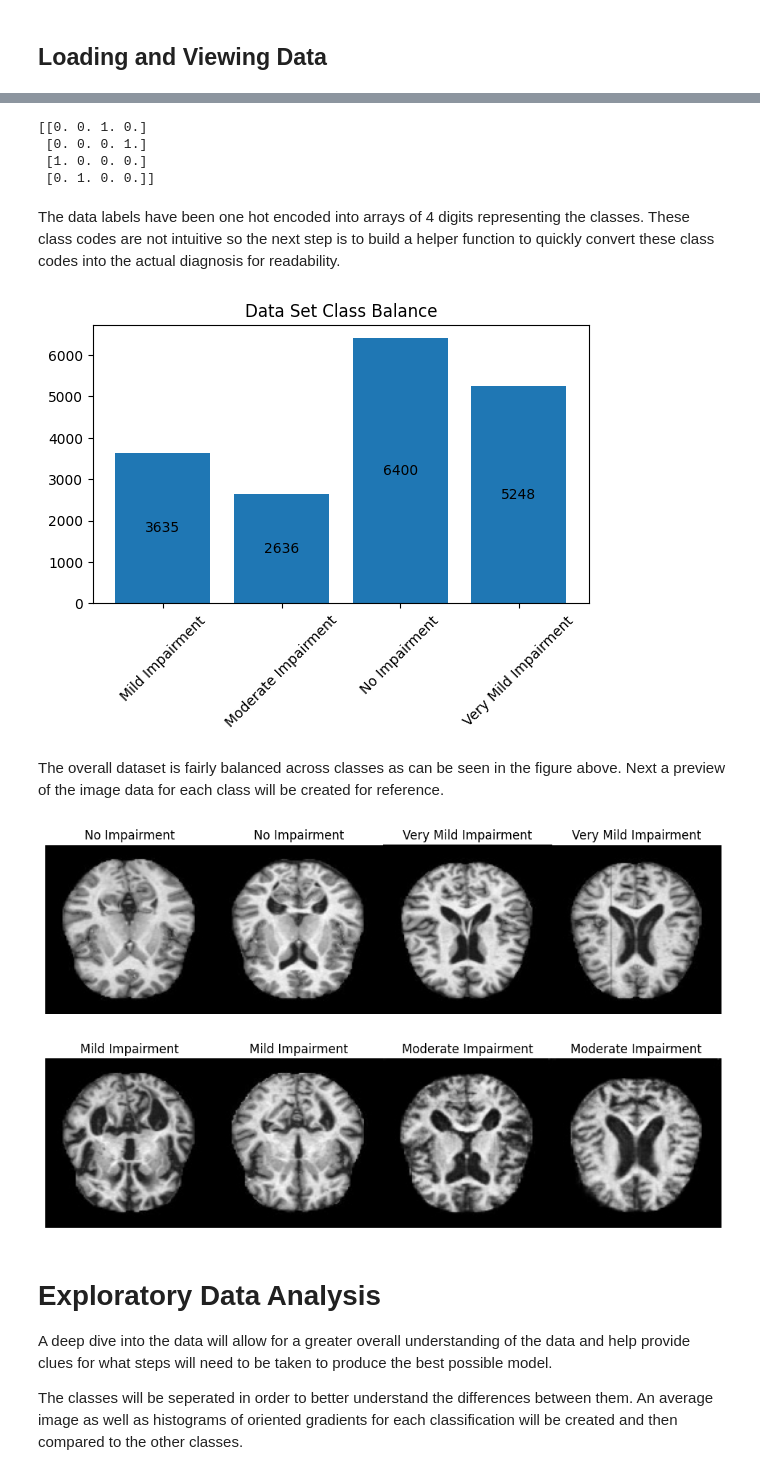
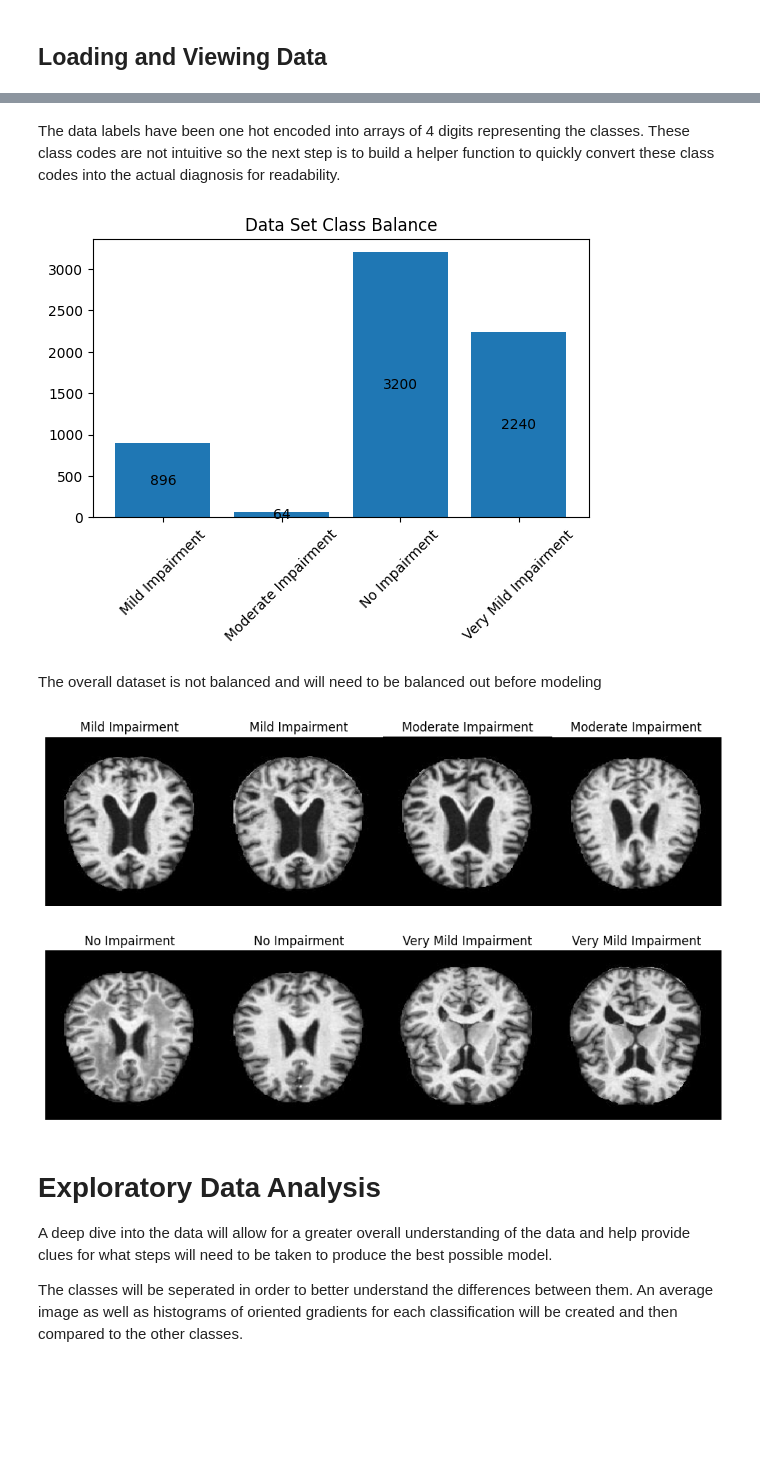
Before and after one commit to LucasFishbein/Alzheimer-Severity-From-MRI-Model, a Jupyter notebook: Alzheimer's Severity Classification Model.ipynb, the cells around one changed output, grey strips where cells are left out. Drawn from its saved outputs; the diff is of its cells as text; code cells hidden in the pictures; blank space fills up the shorter version.

Commit message:
model updated, after dataset change

```diff
--- a/Alzheimer's Severity Classification Model.ipynb
+++ b/Alzheimer's Severity Classification Model.ipynb
@@ -101,11 +118,13 @@ df
 # %%
-#Pulling images from the data directory
-data = ImageDataGenerator(rescale=1/255).flow_from_directory(combined_datasets_directory,
-                                target_size = (128, 128),
-                                batch_size = 17919,
+#Pulling images from the data directory and resizing
+data = ImageDataGenerator(rescale=1/255).flow_from_directory(all_images_directory,
+                                target_size = (224, 224),
+                                batch_size = 6400,
                                 seed = 42, shuffle=False)
+
 #Defining class names for ease of use
 classes = data.class_indices.keys()
+
 #Printing out classes
 data.class_indices
 # %% [output]
@@ -117,12 +136,9 @@ Found 17919 images belonging to 4 classes.
 # %%
 #Seperating Labels from images
 images, labels = next(data)
-print(labels[[9003,13244,2,3823]])
+
+#Printing examples of labels
+print(labels[[0,900,1200,6350]])
-# %% [output]
-[[0. 0. 1. 0.]
- [0. 0. 0. 1.]
- [1. 0. 0. 0.]
- [0. 1. 0. 0.]]
 # %% [markdown]
 The data labels have been one hot encoded into arrays of 4 digits representing the classes. These class codes are not intuitive so the next step is to build a helper function to quickly convert these class codes into the actual diagnosis for readability.
 # %%
@@ -159,23 +175,23 @@ plt.gcf().subplots_adjust(bottom=0.3)
 plt.bar_label(bars, label_type='center')
 plt.savefig('./figures/dataset_class_balance.png')
 # %% [output]
-[figure, old version]
+[figure, new version]
 # %% [markdown]
-The overall dataset is fairly balanced across classes as can be seen in the figure above. Next a preview of the image data for each class will be created for reference.
+The overall dataset is not balanced and will need to be balanced out before modeling
 # %%
 #List of 2 of each class for viewing sample
-sample_image_indexes = [9002,9003,13244,13236,1,2,3823,3824]
+sample_image_indexes = [0,1,900,901,1200,1201,6349,6350]
 
 #Plotting 8 Sample images
 plt.figure(figsize=(12,7))
 for num, index in enumerate(sample_image_indexes):
     plt.subplot(2,4,num+1)
     plt.gca().set_title(class_code_to_label(labels[index]))
     plt.axis('off')
     plt.subplots_adjust(wspace=0)
     plt.imshow(images[index])
 # %% [output]
-[figure, old version]
+[figure, new version]
 # %% [markdown]
 # Exploratory Data Analysis
 
```
Also changed, not shown: parts of 43 cells of this notebook, 4 other files.
